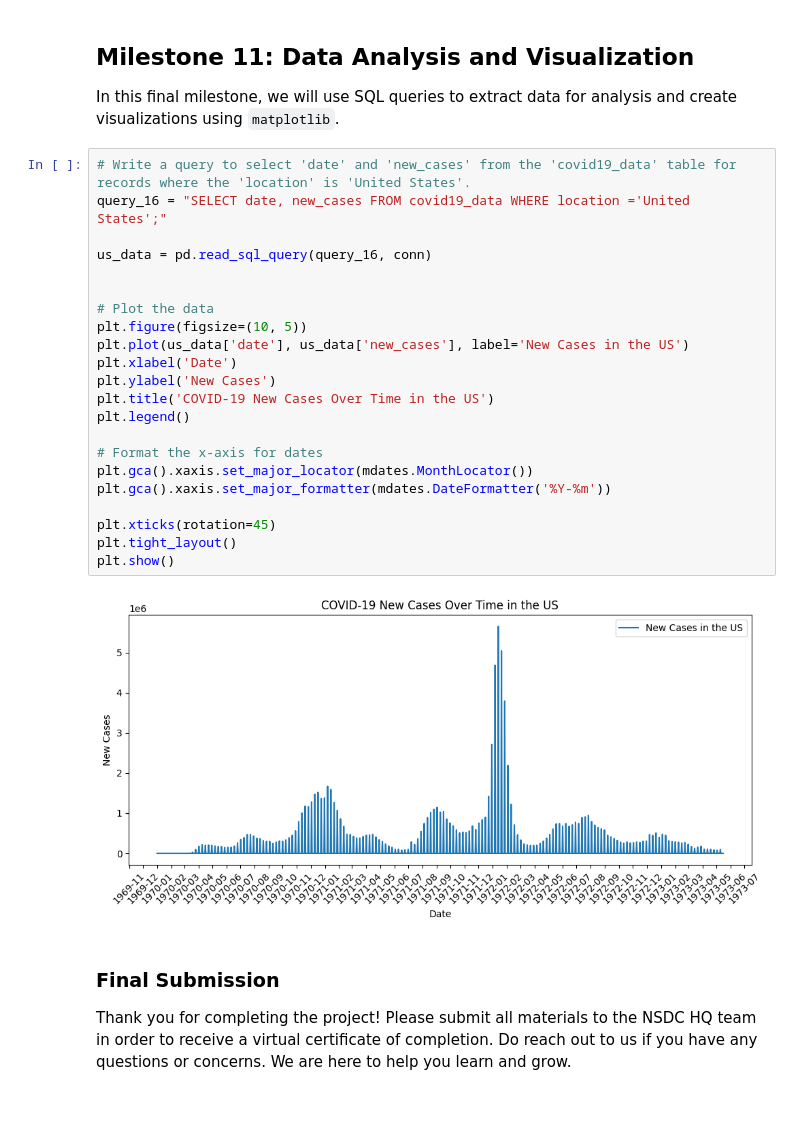
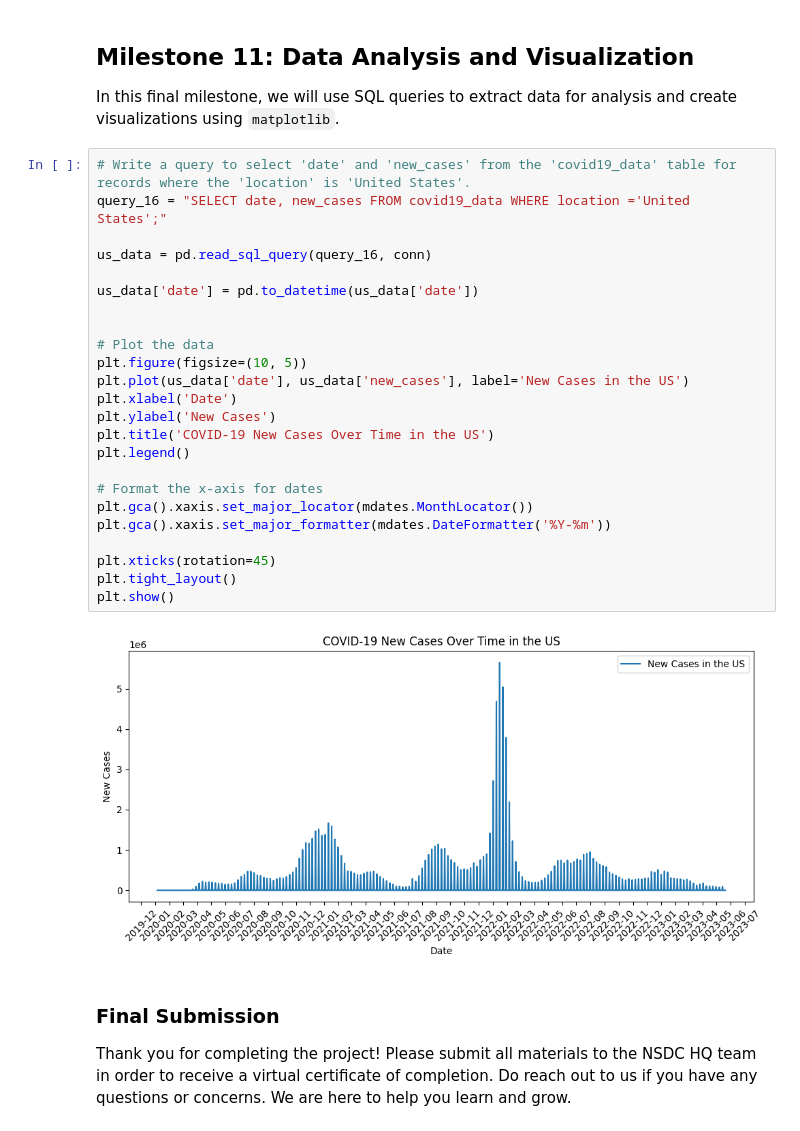
Before and after one commit to machinelurnun/machinelurnun, a Jupyter notebook: SQL_for_Epidemiology_Donovan_Brown.ipynb, the cells around one changed output. Cells and saved outputs as stored; diff of their text form.

```diff
--- a/SQL_for_Epidemiology_Donovan_Brown.ipynb
+++ b/SQL_for_Epidemiology_Donovan_Brown.ipynb
@@ -391,27 +391,29 @@ In this final milestone, we will use SQL queries to extract data for analysis an
 # %%
 # Write a query to select 'date' and 'new_cases' from the 'covid19_data' table for records where the 'location' is 'United States'.
 query_16 = "SELECT date, new_cases FROM covid19_data WHERE location ='United States';"
 
 us_data = pd.read_sql_query(query_16, conn)
+
+us_data['date'] = pd.to_datetime(us_data['date'])
 
 
 # Plot the data
 plt.figure(figsize=(10, 5))
 plt.plot(us_data['date'], us_data['new_cases'], label='New Cases in the US')
 plt.xlabel('Date')
 plt.ylabel('New Cases')
 plt.title('COVID-19 New Cases Over Time in the US')
 plt.legend()
 
 # Format the x-axis for dates
 plt.gca().xaxis.set_major_locator(mdates.MonthLocator())
 plt.gca().xaxis.set_major_formatter(mdates.DateFormatter('%Y-%m'))
 
 plt.xticks(rotation=45)
 plt.tight_layout()
 plt.show()
 # %% [output]
-[figure, old version]
+[figure, new version]
 # %% [markdown]
 ### **Final Submission**
 Thank you for completing the project!
```
Also changed, not shown: parts of 1 cell of this notebook.
